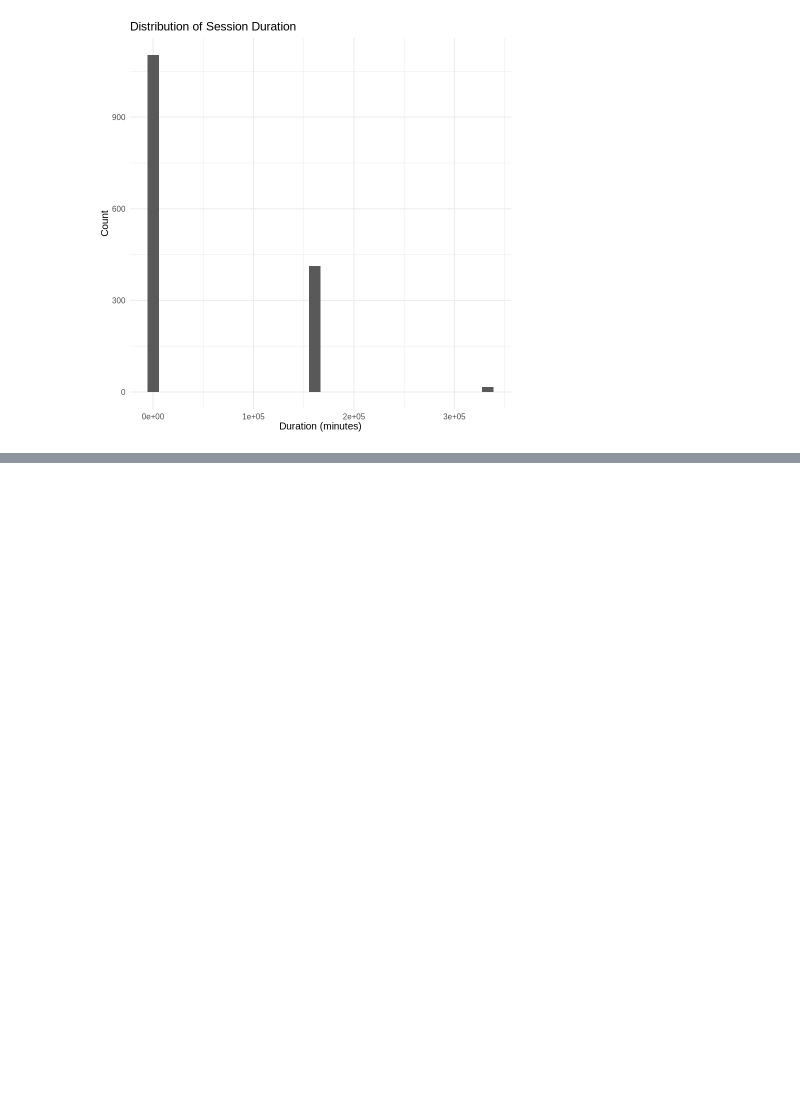
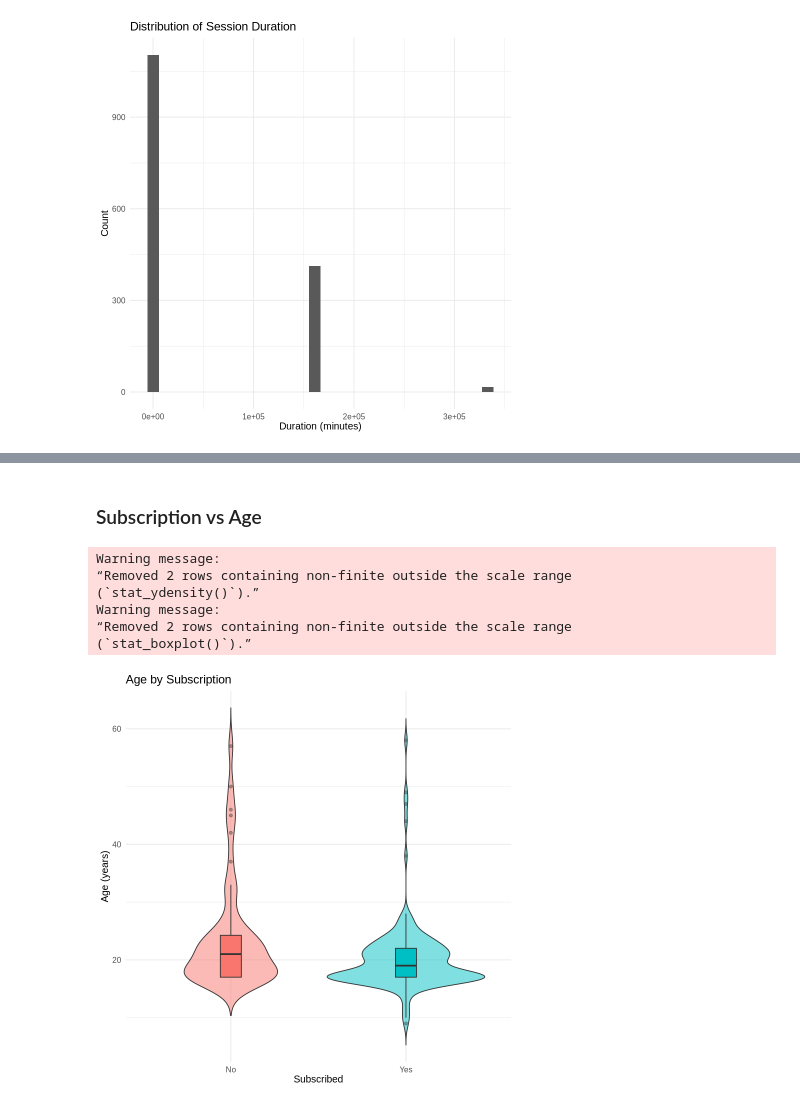
Before and after one commit to realshady-art/DSCI-100-2025W1-Group-project, a Jupyter notebook: Data Science Project Planning Report.ipynb, the cells around one changed output, grey strips where cells are left out. Cells and saved outputs as stored; diff of their text form; code cells hidden in the pictures; blank space fills up the shorter version.

```diff
--- a/Data Science Project Planning Report.ipynb
+++ b/Data Science Project Planning Report.ipynb
@@ -340,0 +421,18 @@ Warning message:
+# %% [markdown]
+### Subscription vs Age
+# %%
+ggplot(players_plot, aes(x = subscribe_f, y = Age, fill = subscribe_f)) +
+  geom_violin(trim = FALSE, alpha = 0.5) +
+  geom_boxplot(width = 0.12, outlier.alpha = 0.4) +
+  labs(title = "Age by Subscription",
+       x = "Subscribed", y = "Age (years)", fill = "Subscribed") +
+  theme_minimal(base_size = 12) +
+  theme(legend.position = "none")
+# %% [output]
+Warning message:
+“Removed 2 rows containing non-finite outside the scale range
+(`stat_ydensity()`).”
+Warning message:
+“Removed 2 rows containing non-finite outside the scale range
+(`stat_boxplot()`).”
+[figure, added]
```
Also changed, not shown: parts of 8 cells of this notebook.
